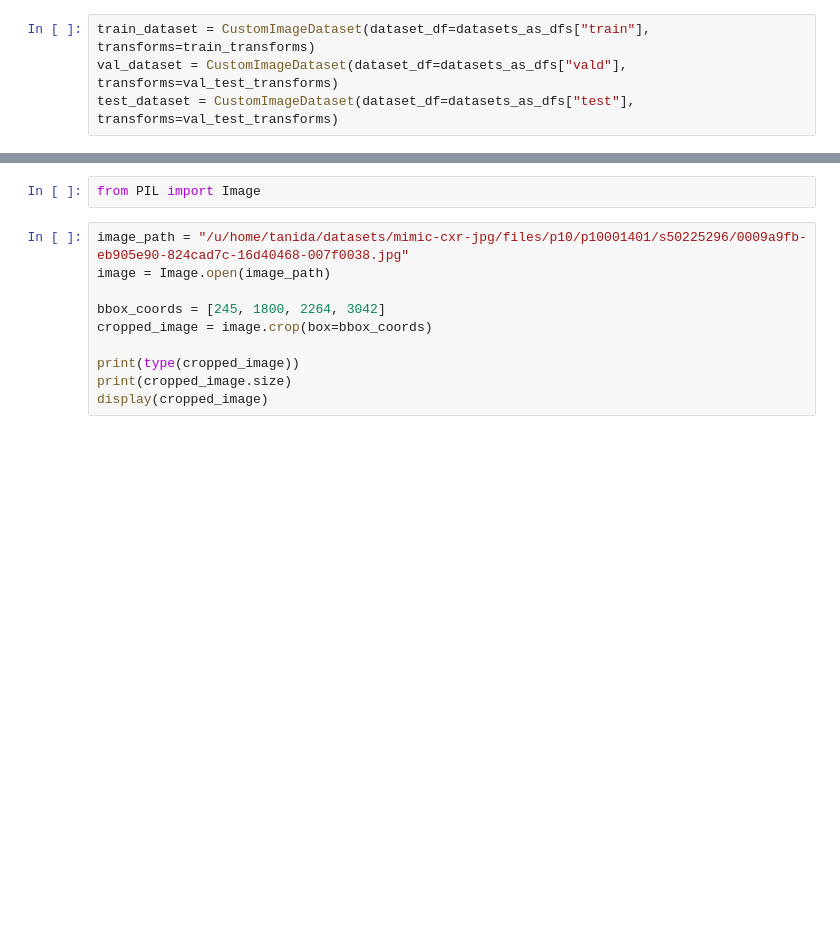
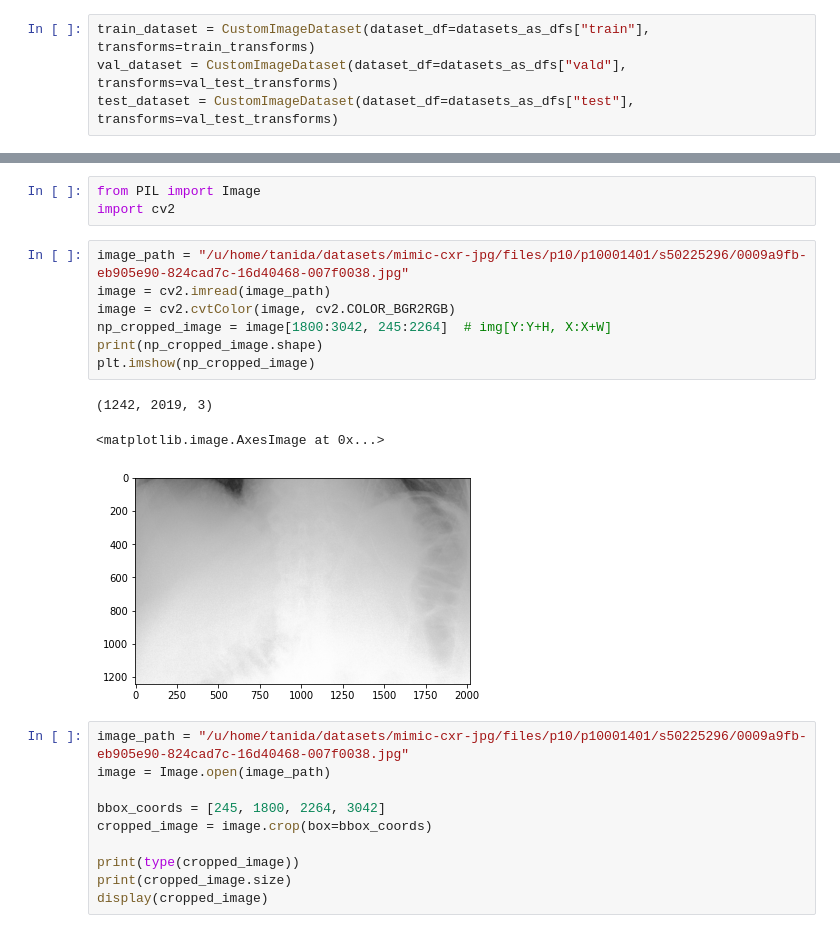
Before and after one commit to ttanida/rgrg, a Jupyter notebook: src/encoder/train_and_test_encoder_model.ipynb, the cells around one changed output, grey strips where cells are left out. Cells and saved outputs as stored; diff of their text form; blank space fills up the shorter version.

```diff
--- a/src/encoder/train_and_test_encoder_model.ipynb
+++ b/src/encoder/train_and_test_encoder_model.ipynb
@@ -120,5 +133,17 @@ test_dataset = CustomImageDataset(dataset_df=datasets_as_dfs["test"], transforms
 # %%
 from PIL import Image
+import cv2
+# %%
+image_path = "/u/home/tanida/datasets/mimic-cxr-jpg/files/p10/p10001401/s50225296/0009a9fb-eb905e90-824cad7c-16d40468-007f0038.jpg"
+image = cv2.imread(image_path)
+image = cv2.cvtColor(image, cv2.COLOR_BGR2RGB)
+np_cropped_image = image[1800:3042, 245:2264]  # img[Y:Y+H, X:X+W]
+print(np_cropped_image.shape)
+plt.imshow(np_cropped_image)
+# %% [output]
+(1242, 2019, 3)
+<matplotlib.image.AxesImage at 0x...>
+[figure, added]
 # %%
 image_path = "/u/home/tanida/datasets/mimic-cxr-jpg/files/p10/p10001401/s50225296/0009a9fb-eb905e90-824cad7c-16d40468-007f0038.jpg"
 image = Image.open(image_path)
```
Also changed, not shown: parts of 9 cells of this notebook, 1 other file.
